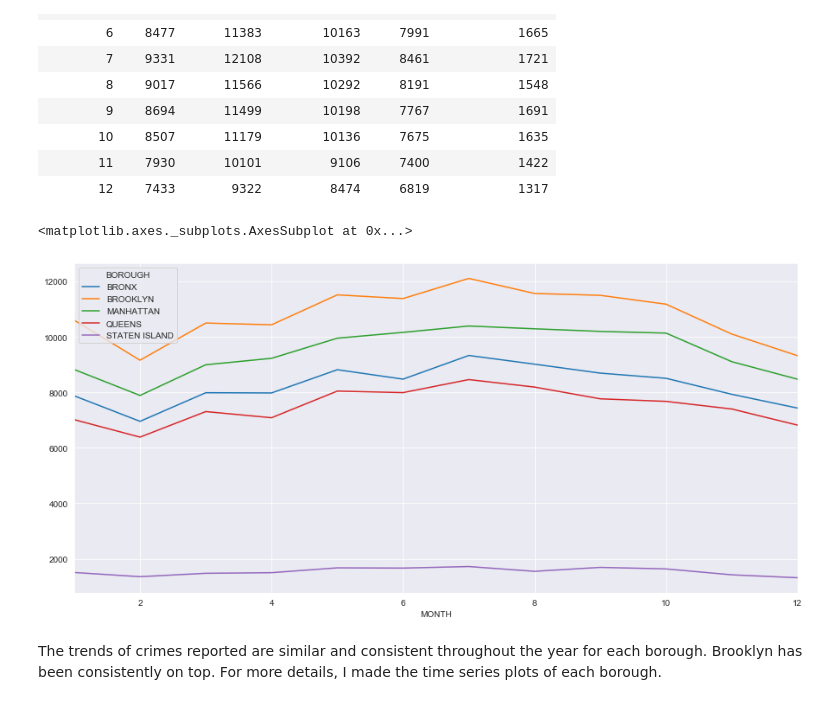
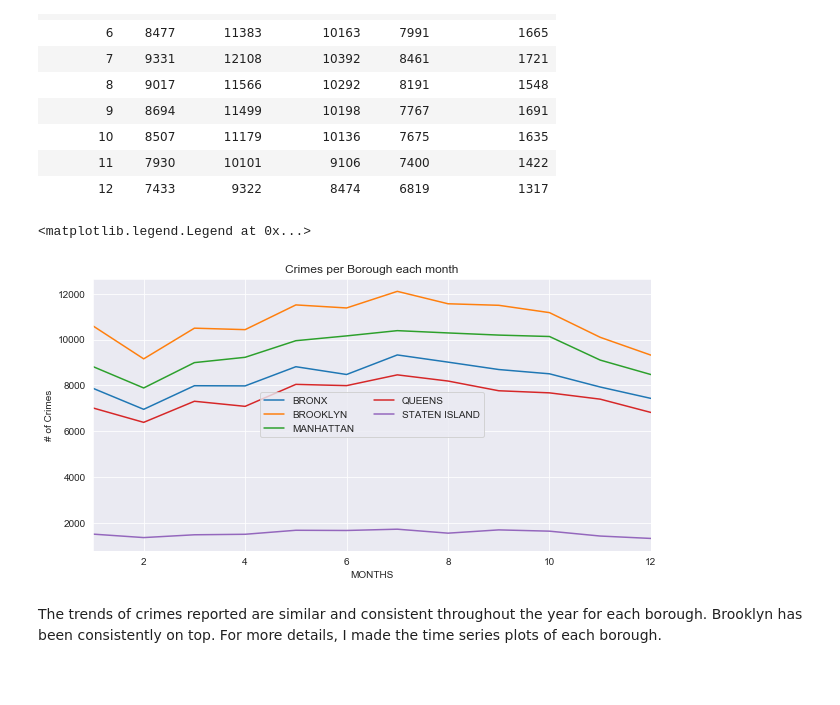
Before and after one commit to elizabeamedalla/Capstone-1, a Jupyter notebook: Capstone 1.ipynb, the cells around one changed output. Saved outputs shown, nothing was run; the diff lists cells and outputs as text; code cells hidden in the pictures; blank space fills up the shorter version.

```diff
--- a/Capstone 1.ipynb
+++ b/Capstone 1.ipynb
@@ -46,7 +13,0 @@ memory usage: 84.4+ MB
-# %%
-# Rename columns.
-df = df.rename(columns={"BORO_NM": "BOROUGH", "CMPLNT_FR_DT": "DATE", "CMPLNT_FR_TM": "TIME", "LAW_CAT_CD": "OFFENSE LEVEL", "ADDR_PCT_CD": "PRECINT", "OFNS_DESC": "OFFENSE_NAME"})
-
-# Fill in NaN values on BORO_NM
-df["BOROUGH"].fillna("UNKNOWN", inplace = True)
-df.head()
@@ -67,4 +26,2 @@ df['KY_CD'][3]
 # %%
 df['DATE'] = pd.to_datetime(df['DATE'])
-df['RPT_DT'] = pd.to_datetime(df['RPT_DT'], errors='coerce')
-df.head()
@@ -81,9 +27,0 @@ df.head()
-# %%
-# Add Columns for Hour, Day, Weekday, Month, Year
-df['YEAR'] = df['DATE'].dt.year
-df['MONTH'] = df['DATE'].dt.month
-df['DAY'] = df['DATE'].dt.day
-
-#Sort By Date in descending order
-df = df.sort_values('DATE')
-df.head()
@@ -137,3 +27,0 @@ There are fewer recorded crimes from 2015 to 2018 because NYC OpenData and NYPD
-# %%
-df = df[df['DATE'].dt.year == 2019]
-df.head()
@@ -219,11 +99,15 @@ crimes_per_borough
 | 12 | 7433 | 9322 | 8474 | 6819 | 1317 |
 # %%
 # Plot the df
-fig, ax = plt.subplots(figsize=(15,7))
-crimes_per_borough.plot(ax=ax)
+fig, ax = plt.subplots(figsize=(10,5))
+crimes_per_borough.plot(ax=ax, title="Crimes per Borough each month", legend=False)
+ax.set(xlabel="MONTHS", ylabel="# of Crimes")
+
+# Customize Legend
+ax.legend(loc='center', frameon=True, ncol=2)
 # %% [output]
-<matplotlib.axes._subplots.AxesSubplot at 0x...>
+<matplotlib.legend.Legend at 0x...>
-[figure, old version]
+[figure, new version]
 # %% [markdown]
 The trends of crimes reported are similar and consistent throughout the year for each borough. Brooklyn has been consistently on top. For more details, I made the time series plots of each borough.
 # %% [markdown]
```
Also changed, not shown: parts of 42 cells of this notebook.
